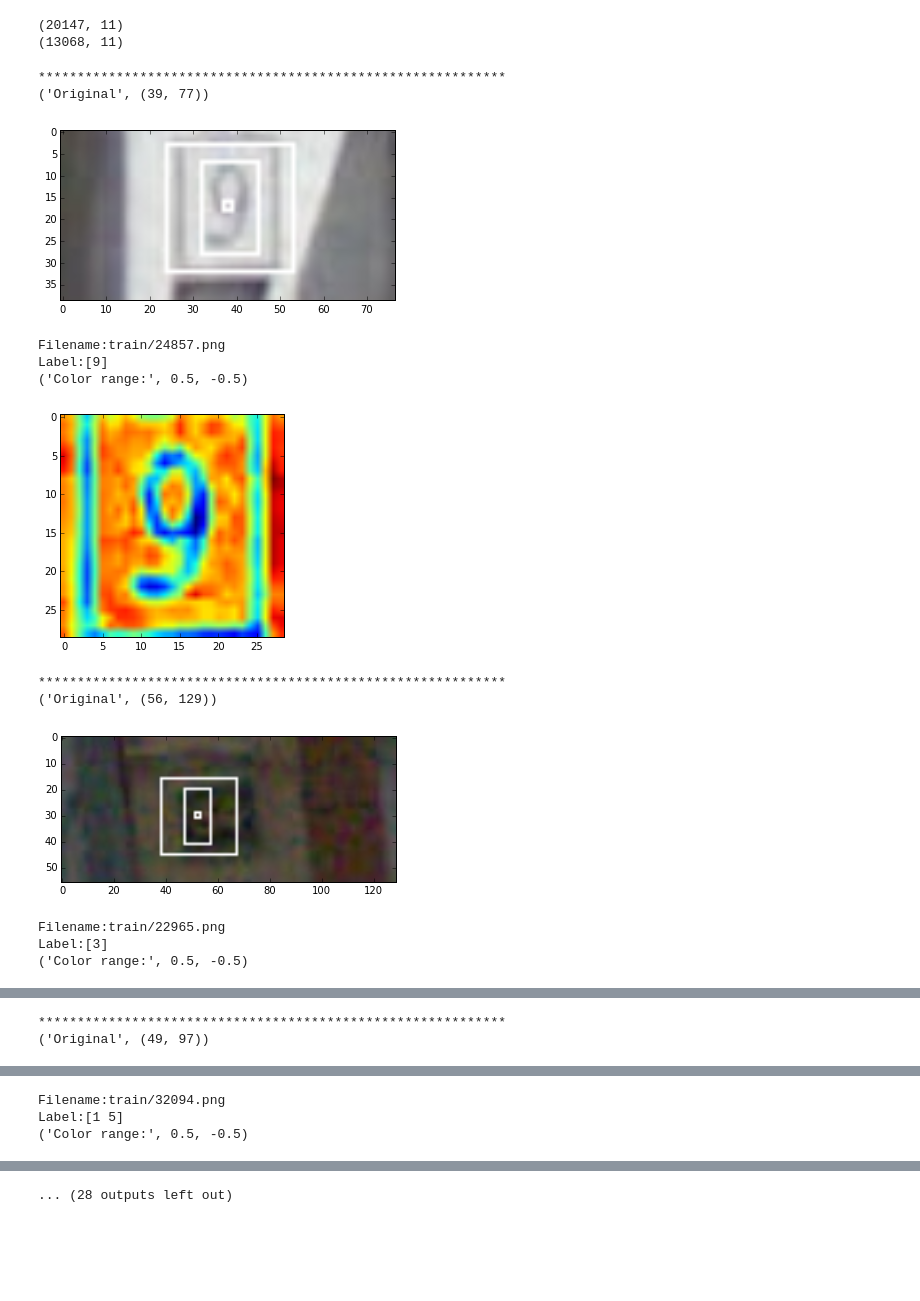
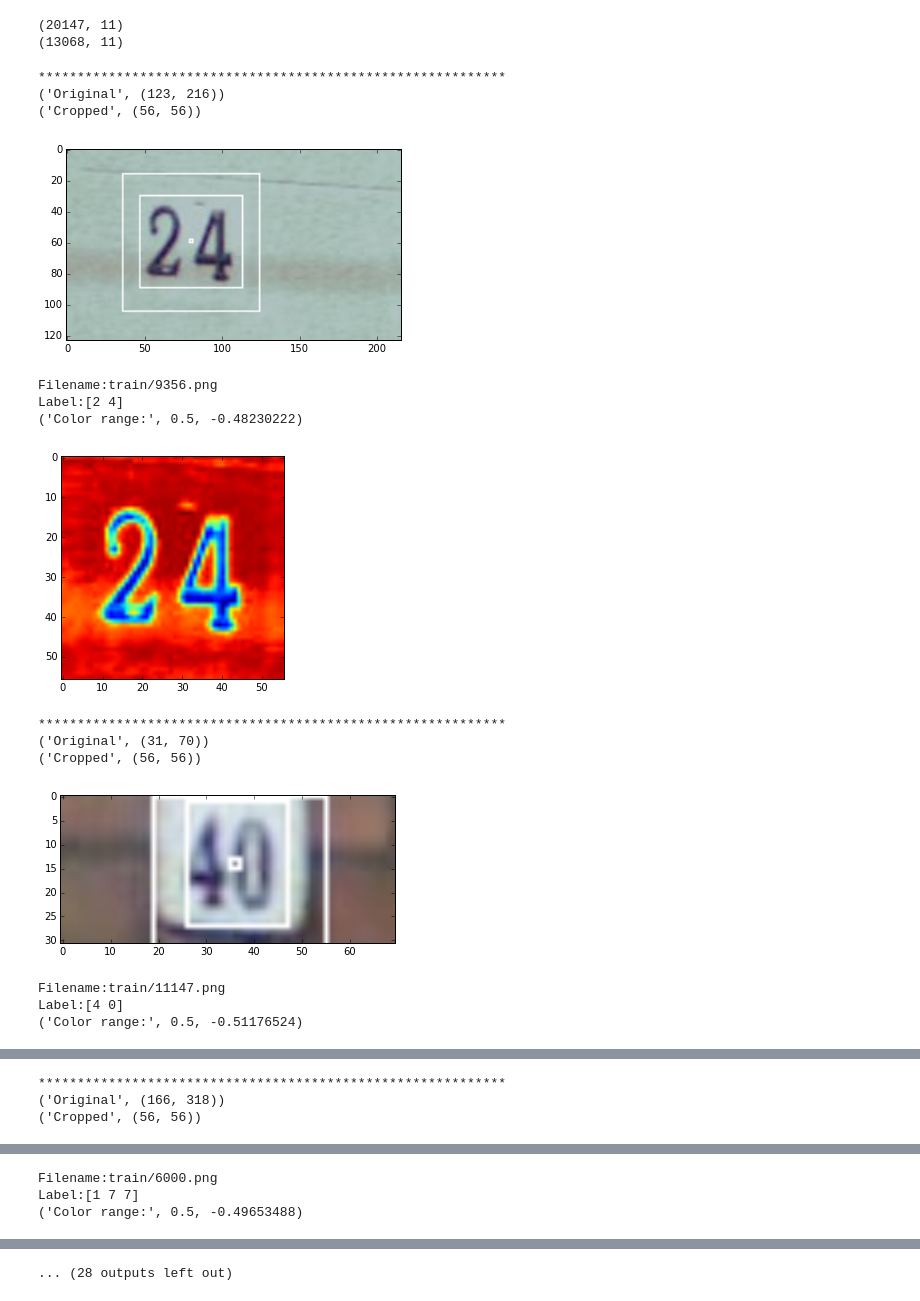
Before and after one commit to bvstillwell/udacity-mlnd-capstone, a Jupyter notebook: p5r/01 - Data analysis.ipynb, the cells around one changed output, grey strips where cells are left out. Cells and saved outputs as stored; diff of their text form; code cells hidden in the pictures; blank space fills up the shorter version.

Commit message:
:flushed: Added missing zoom

```diff
--- a/p5r/01 - Data analysis.ipynb
+++ b/p5r/01 - Data analysis.ipynb
@@ -191,43 +191,49 @@ def pre_process_file(pic_info, show=False):
         n_x_end -= diff
 
     if show:
         draw.rectangle([x_start, y_start, x_end, y_end])
 
     square_output = np.ones([max_size, max_size]) * np.mean(image_data)
 
     square_output[n_y_start:n_y_end, n_x_start:n_x_end] = \
         image_data[y_start:y_end, x_start:x_end]
 
-    img_colors = square_output.astype(np.float32) - np.min(square_output)
+    factor = 1.0 * img_height / square_output.shape[0]
+    img_zoomed = spn.interpolation.zoom(square_output, factor)
+
+    img_colors = img_zoomed.astype(np.float32) - np.min(square_output)
     img_colors = img_colors / np.max(img_colors) - 0.5
 
     if show:
         print('*' * 60)
         print("Original", image_data.shape)
+        print("Cropped", img_colors.shape)
         plt.imshow(im)
         plt.show()
         print("Filename:%s" % pic_info['filename'])
         print("Label:%s" % pic_info['label'])
         print("Color range:", np.max(img_colors), np.min(img_colors))
         plt.imshow(img_colors)
         plt.show()
 
     return img_colors, pic_info['label']
 
 np.random.shuffle(train_info)
 for i in range(10):
     tmp_img, tmp_label = pre_process_file(train_info[i], show=True)
 # %% [output]
 ************************************************************
-('Original', (39, 77))
+('Original', (123, 216))
+('Cropped', (56, 56))
-[figure, old version]
+[figure, new version]
-Filename:train/24857.png
-Label:[9]
-('Color range:', 0.5, -0.5)
+Filename:train/9356.png
+Label:[2 4]
+('Color range:', 0.5, -0.48230222)
-[figure, old version]
+[figure, new version]
 ************************************************************
-('Original', (56, 129))
+('Original', (31, 70))
+('Cropped', (56, 56))
-[figure, old version]
+[figure, new version]
-Filename:train/22965.png
-Label:[3]
-('Color range:', 0.5, -0.5)
+Filename:train/11147.png
+Label:[4 0]
+('Color range:', 0.5, -0.51176524)
@@ -235,2 +241,3 @@ Label:[3]
 ************************************************************
-('Original', (49, 97))
+('Original', (166, 318))
+('Cropped', (56, 56))
@@ -238,3 +245,3 @@ Label:[3]
-Filename:train/32094.png
-Label:[1 5]
-('Color range:', 0.5, -0.5)
+Filename:train/6000.png
+Label:[1 7 7]
+('Color range:', 0.5, -0.49653488)
```
Also changed, not shown: parts of 3 cells of this notebook.
